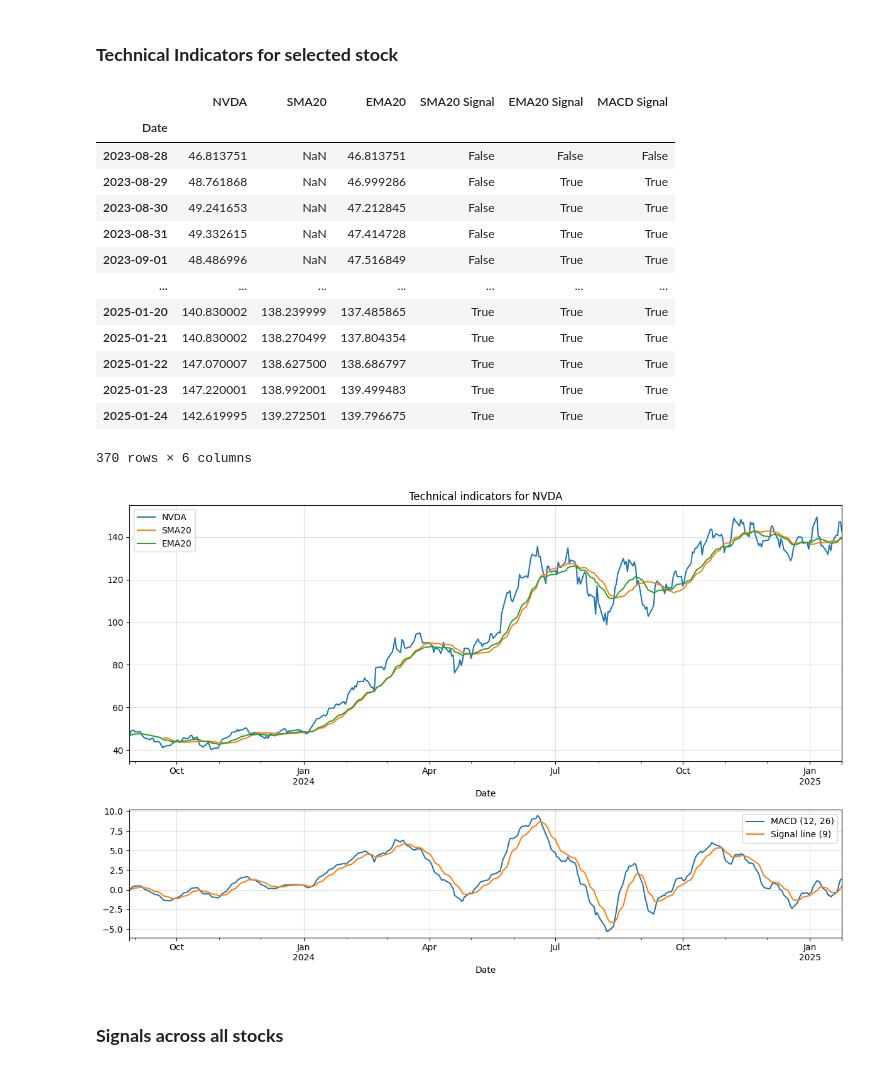
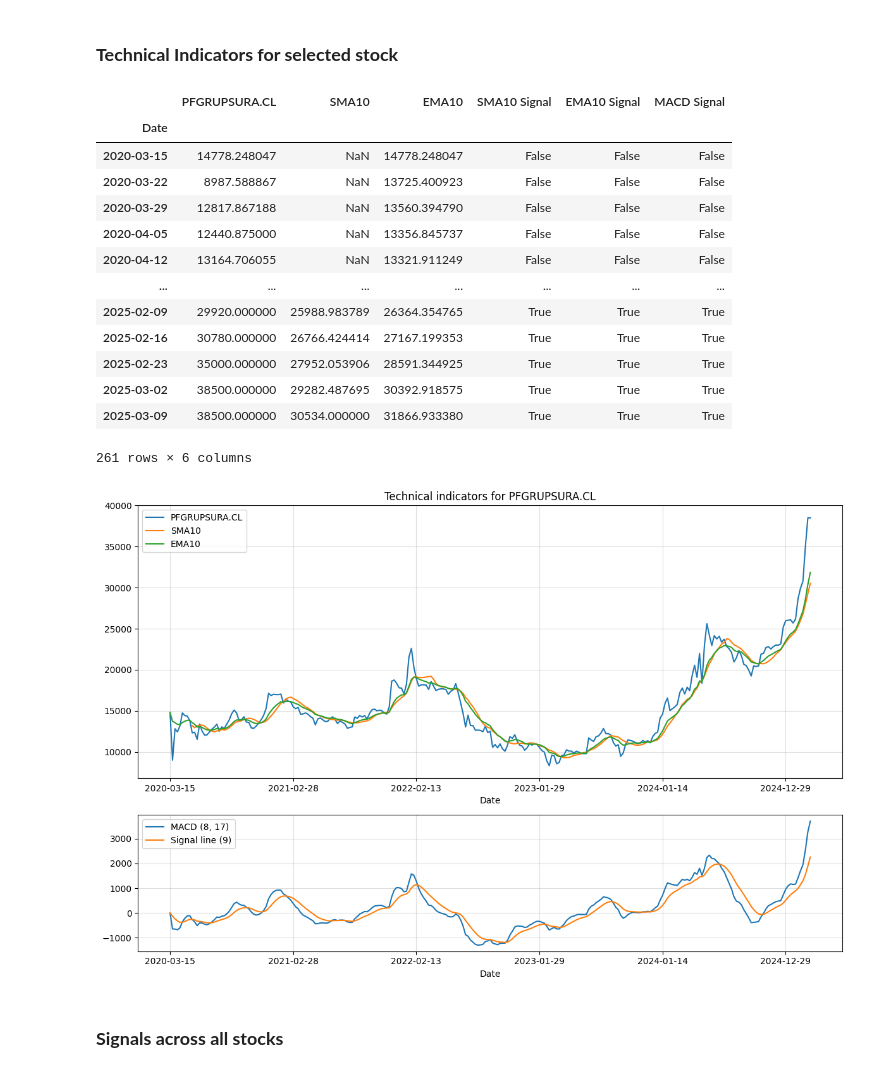
Before and after one commit to Jumarti96/Trii-stocks, a Jupyter notebook: 1. Trii Catalog Stock Pre-selection.ipynb, the cells around one changed output. Saved outputs shown, nothing was run; the diff lists cells and outputs as text; code cells hidden in the pictures.

```diff
--- a/1. Trii Catalog Stock Pre-selection.ipynb
+++ b/1. Trii Catalog Stock Pre-selection.ipynb
@@ -74,11 +74,11 @@ global_stocks_raw = yf.download(ticker_list_glob, interval=interval, start=start
 ### **Preprocessing**
 # %%
 # Assign a frequency to the index of the dataframes
-col_stocks_raw.index = col_stocks_raw.index.to_period(freq='D') # Uncomment to set frequency as Daily
-global_stocks_raw.index = global_stocks_raw.index.to_period(freq='D') # Uncomment to set ferquency as Daily
+# col_stocks_raw.index = col_stocks_raw.index.to_period(freq='D') # Uncomment to set frequency as Daily
+# global_stocks_raw.index = global_stocks_raw.index.to_period(freq='D') # Uncomment to set ferquency as Daily
 
-# col_stocks_raw.index = col_stocks_raw.index.to_period(freq='W') # Uncomment to set frequency as Weekly
-# global_stocks_raw.index = global_stocks_raw.index.to_period(freq='W') # Uncomment to set ferquency as Weekly
+col_stocks_raw.index = col_stocks_raw.index.to_period(freq='W') # Uncomment to set frequency as Weekly
+global_stocks_raw.index = global_stocks_raw.index.to_period(freq='W') # Uncomment to set ferquency as Weekly
 
 # col_stocks_raw.index = col_stocks_raw.index.to_period(freq='M') # Uncomment to set frequency as Monthly
 # global_stocks_raw.index = global_stocks_raw.index.to_period(freq='M') # Uncomment to set frequency as Monthly
@@ -94,14 +96,8 @@ global_rets_raw = global_stocks_raw.pct_change().iloc[1:]
 # %%
 # Define start and end dates of the analysis
-days_of_analysis = 260*2   # Daily, 2 years
-# days_of_analysis = 7*108   # Weekly, 2 years
+days_of_analysis = 365*5   # 5 years
 end_date = str(datetime.date.today())
 start_date = str(datetime.date.today() - datetime.timedelta(days=days_of_analysis))
-# %%
-# Merge Col and Global stock prices and returns data
-rets = pd.concat([col_rets_raw, global_rets_raw], axis='columns').sort_index()
-stocks = pd.concat([col_stocks_raw, global_stocks_raw], axis='columns').sort_index()
-stocks = stocks.loc[:, rets.columns]
 # %%
 rets = rets.loc[start_date:end_date]
 stocks = stocks.loc[start_date:end_date]
@@ -148,27 +143,28 @@ summary_stats
 ### **Technical Indicators for selected stock**
 # %%
 # Determine a number of periods for the calculation of the moving averages
-MA_terms = 5*4
+# MA_terms = 5*4 # Uncomment for daily
+MA_terms = 10 # Uncomment for weekly
 # %%
-stock = 'NVDA'#'PBR'#'GE'
-# rk.technical_indicators(stocks[stock], time_window=8, return_df=True, indicators=['SMA', 'EMA', 'MACD'], macd_params=[8, 17, 9])
-rk.technical_indicators(stocks[stock], time_window=MA_terms, return_df=True, indicators=['SMA', 'EMA', 'MACD'], macd_params=[12, 26, 9])
+stock = 'PFGRUPSURA.CL' #'BCOLOMBIA.CL'  #'NVDA'
+rk.technical_indicators(stocks[stock], time_window=MA_terms, return_df=True, indicators=['SMA', 'EMA', 'MACD'], macd_params=[8, 17, 9])
+# rk.technical_indicators(stocks[stock], time_window=MA_terms, return_df=True, indicators=['SMA', 'EMA', 'MACD'], macd_params=[12, 26, 9])
 # %% [output]
-|  | NVDA | SMA20 | EMA20 | SMA20 Signal | EMA20 Signal | MACD Signal |
+|  | PFGRUPSURA.CL | SMA10 | EMA10 | SMA10 Signal | EMA10 Signal | MACD Signal |
 | Date |  |  |  |  |  |  |
-| 2023-08-28 | 46.813751 | NaN | 46.813751 | False | False | False |
-| 2023-08-29 | 48.761868 | NaN | 46.999286 | False | True | True |
-| 2023-08-30 | 49.241653 | NaN | 47.212845 | False | True | True |
-| 2023-08-31 | 49.332615 | NaN | 47.414728 | False | True | True |
-| 2023-09-01 | 48.486996 | NaN | 47.516849 | False | True | True |
+| 2020-03-15 | 14778.248047 | NaN | 14778.248047 | False | False | False |
+| 2020-03-22 | 8987.588867 | NaN | 13725.400923 | False | False | False |
+| 2020-03-29 | 12817.867188 | NaN | 13560.394790 | False | False | False |
+| 2020-04-05 | 12440.875000 | NaN | 13356.845737 | False | False | False |
+| 2020-04-12 | 13164.706055 | NaN | 13321.911249 | False | False | False |
 | ... | ... | ... | ... | ... | ... | ... |
-| 2025-01-20 | 140.830002 | 138.239999 | 137.485865 | True | True | True |
-| 2025-01-21 | 140.830002 | 138.270499 | 137.804354 | True | True | True |
-| 2025-01-22 | 147.070007 | 138.627500 | 138.686797 | True | True | True |
-| 2025-01-23 | 147.220001 | 138.992001 | 139.499483 | True | True | True |
-| 2025-01-24 | 142.619995 | 139.272501 | 139.796675 | True | True | True |
+| 2025-02-09 | 29920.000000 | 25988.983789 | 26364.354765 | True | True | True |
+| 2025-02-16 | 30780.000000 | 26766.424414 | 27167.199353 | True | True | True |
+| 2025-02-23 | 35000.000000 | 27952.053906 | 28591.344925 | True | True | True |
+| 2025-03-02 | 38500.000000 | 29282.487695 | 30392.918575 | True | True | True |
+| 2025-03-09 | 38500.000000 | 30534.000000 | 31866.933380 | True | True | True |
-370 rows × 6 columns
+261 rows × 6 columns
-[figure, old version]
+[figure, new version]
 # %% [markdown]
 ### **Signals across all stocks**
 # %%
```
Also changed, not shown: parts of 16 cells of this notebook, 14 other files.
